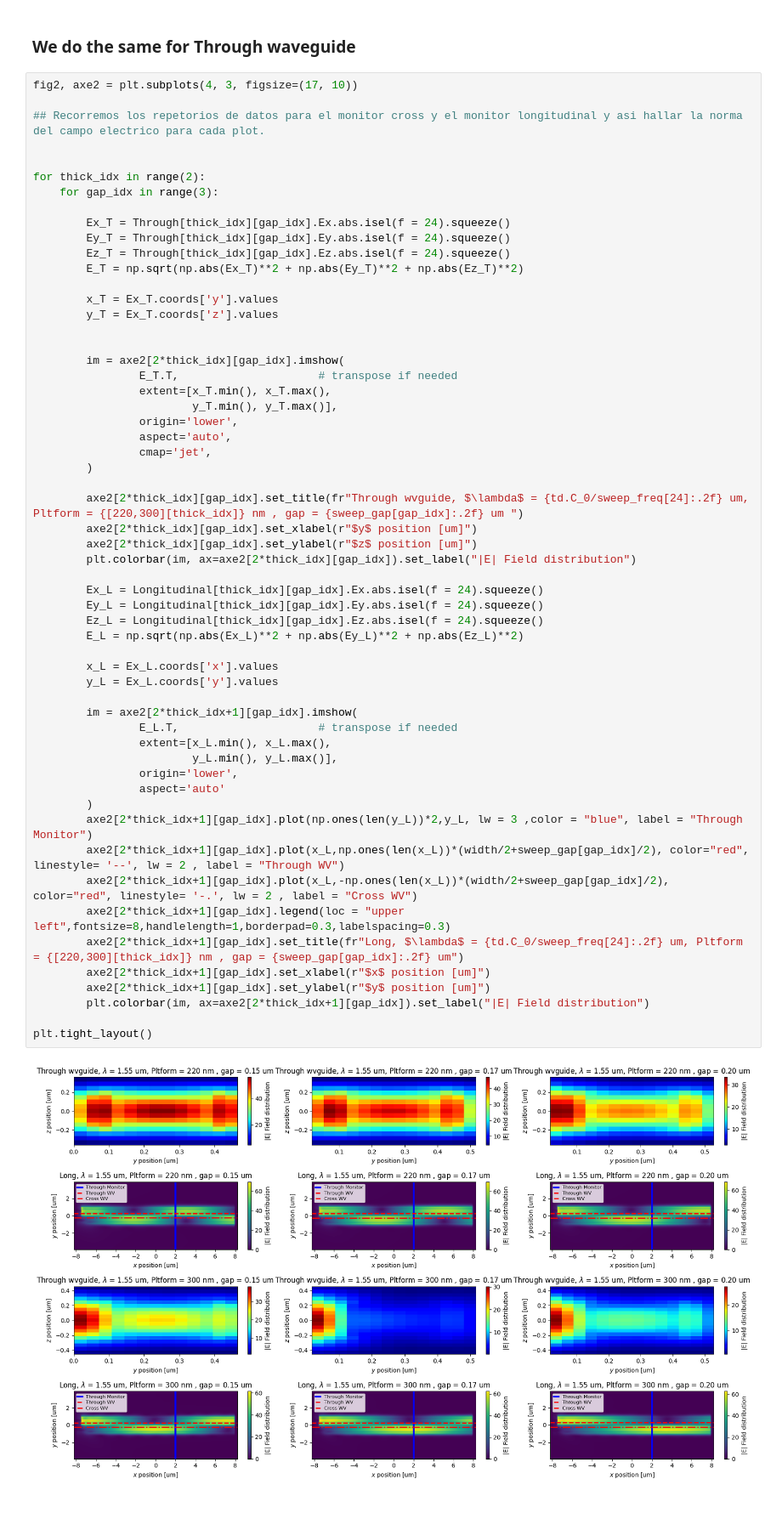
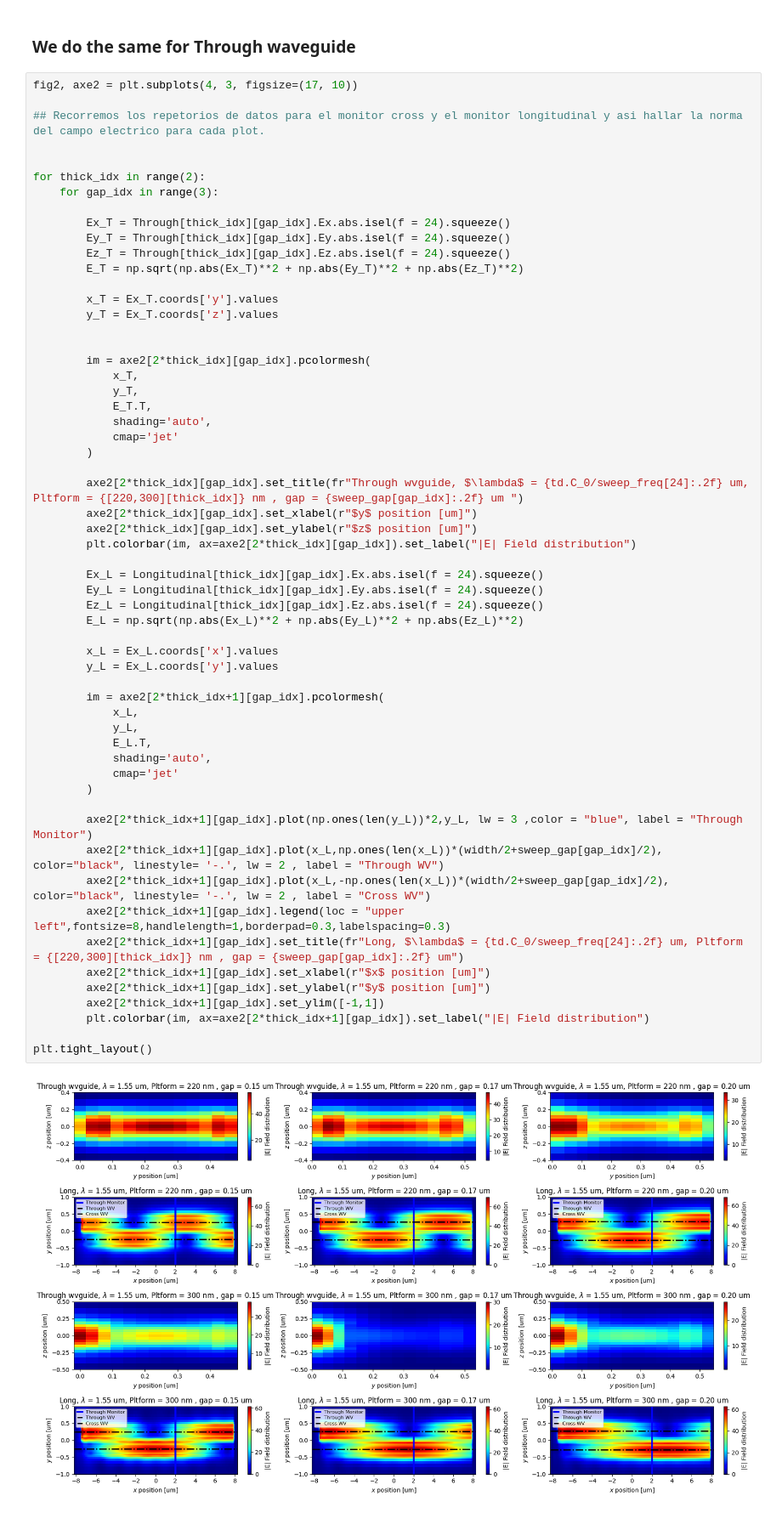
Before and after one commit to Juanes2001/GDS_py_TDY_venv, a Jupyter notebook: notebooks/HOM2_point2.ipynb, the cells around one changed output. Shown at 85% size. Saved outputs shown, nothing was run; the diff lists cells and outputs as text.

```diff
--- a/notebooks/HOM2_point2.ipynb
+++ b/notebooks/HOM2_point2.ipynb
@@ -340,49 +344,50 @@ for thick_idx in range(2):
 
         x_T = Ex_T.coords['y'].values
         y_T = Ex_T.coords['z'].values
 
 
-        im = axe2[2*thick_idx][gap_idx].imshow(
-                E_T.T,                     # transpose if needed
-                extent=[x_T.min(), x_T.max(),
-                        y_T.min(), y_T.max()],
-                origin='lower',
-                aspect='auto',
-                cmap='jet',
+        im = axe2[2*thick_idx][gap_idx].pcolormesh(
+            x_T,
+            y_T,
+            E_T.T,
+            shading='auto',
+            cmap='jet'
         )
 
         axe2[2*thick_idx][gap_idx].set_title(fr"Through wvguide, $\lambda$ = {td.C_0/sweep_freq[24]:.2f} um, Pltform = {[220,300][thick_idx]} nm , gap = {sweep_gap[gap_idx]:.2f} um ")
         axe2[2*thick_idx][gap_idx].set_xlabel(r"$y$ position [um]")
         axe2[2*thick_idx][gap_idx].set_ylabel(r"$z$ position [um]")
         plt.colorbar(im, ax=axe2[2*thick_idx][gap_idx]).set_label("|E| Field distribution")
 
         Ex_L = Longitudinal[thick_idx][gap_idx].Ex.abs.isel(f = 24).squeeze()
         Ey_L = Longitudinal[thick_idx][gap_idx].Ey.abs.isel(f = 24).squeeze()
         Ez_L = Longitudinal[thick_idx][gap_idx].Ez.abs.isel(f = 24).squeeze()
         E_L = np.sqrt(np.abs(Ex_L)**2 + np.abs(Ey_L)**2 + np.abs(Ez_L)**2)
 
         x_L = Ex_L.coords['x'].values
         y_L = Ex_L.coords['y'].values
 
-        im = axe2[2*thick_idx+1][gap_idx].imshow(
-                E_L.T,                     # transpose if needed
-                extent=[x_L.min(), x_L.max(),
-                        y_L.min(), y_L.max()],
-                origin='lower',
-                aspect='auto'
+        im = axe2[2*thick_idx+1][gap_idx].pcolormesh(
+            x_L,
+            y_L,
+            E_L.T,
+            shading='auto',
+            cmap='jet'
         )
+
         axe2[2*thick_idx+1][gap_idx].plot(np.ones(len(y_L))*2,y_L, lw = 3 ,color = "blue", label = "Through Monitor")
-        axe2[2*thick_idx+1][gap_idx].plot(x_L,np.ones(len(x_L))*(width/2+sweep_gap[gap_idx]/2), color="red", linestyle= '--', lw = 2 , label = "Through WV")
-        axe2[2*thick_idx+1][gap_idx].plot(x_L,-np.ones(len(x_L))*(width/2+sweep_gap[gap_idx]/2), color="red", linestyle= '-.', lw = 2 , label = "Cross WV")
+        axe2[2*thick_idx+1][gap_idx].plot(x_L,np.ones(len(x_L))*(width/2+sweep_gap[gap_idx]/2), color="black", linestyle= '-.', lw = 2 , label = "Through WV")
+        axe2[2*thick_idx+1][gap_idx].plot(x_L,-np.ones(len(x_L))*(width/2+sweep_gap[gap_idx]/2), color="black", linestyle= '-.', lw = 2 , label = "Cross WV")
         axe2[2*thick_idx+1][gap_idx].legend(loc = "upper left",fontsize=8,handlelength=1,borderpad=0.3,labelspacing=0.3)
         axe2[2*thick_idx+1][gap_idx].set_title(fr"Long, $\lambda$ = {td.C_0/sweep_freq[24]:.2f} um, Pltform = {[220,300][thick_idx]} nm , gap = {sweep_gap[gap_idx]:.2f} um")
         axe2[2*thick_idx+1][gap_idx].set_xlabel(r"$x$ position [um]")
         axe2[2*thick_idx+1][gap_idx].set_ylabel(r"$y$ position [um]")
+        axe2[2*thick_idx+1][gap_idx].set_ylim([-1,1])
         plt.colorbar(im, ax=axe2[2*thick_idx+1][gap_idx]).set_label("|E| Field distribution")
 
 plt.tight_layout()
 # %% [output]
-[figure, old version]
+[figure, new version]
 # %% [markdown]
 ## Calculation of Coupling ratio
 
```
Also changed, not shown: parts of 4 cells of this notebook, 1 other file.
